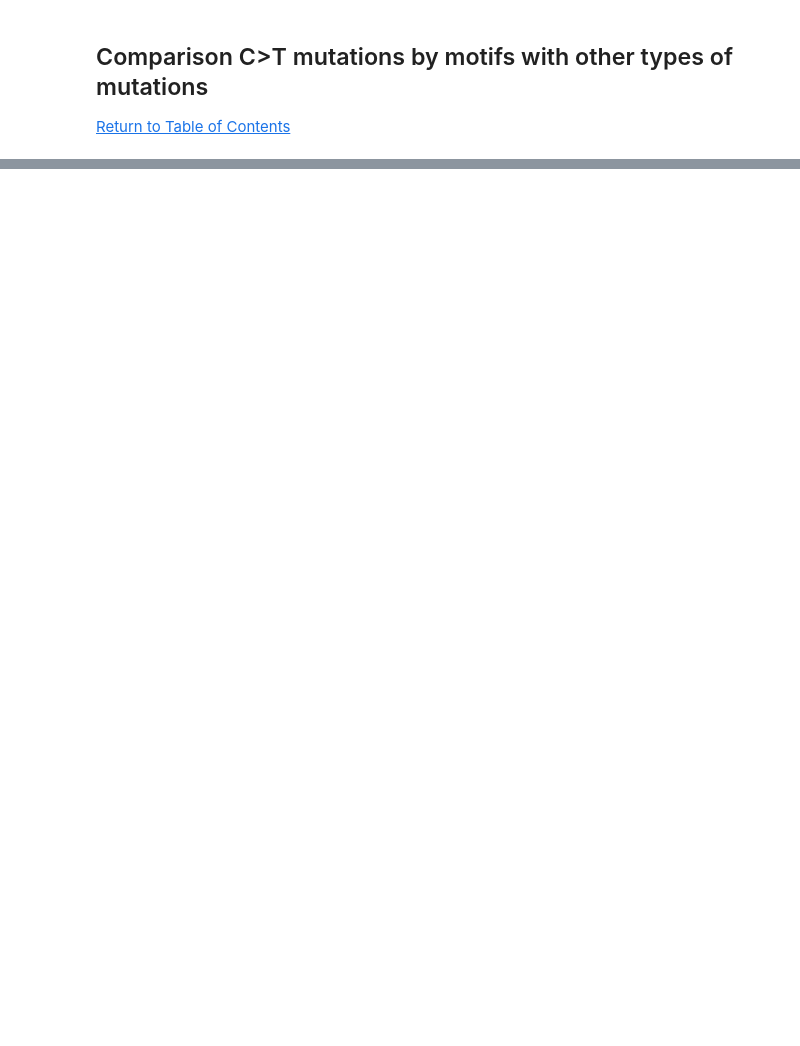
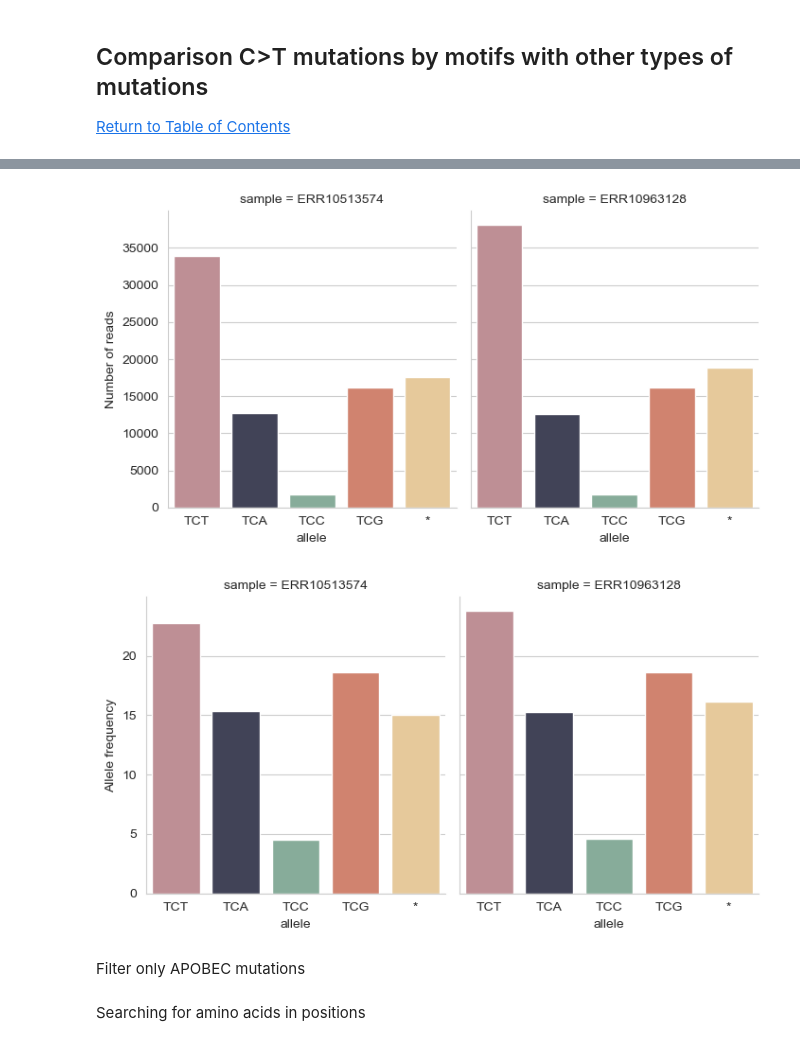
Before and after one commit to AlisaLyskova/APOBEC_mutagenesis_MPXV, a Jupyter notebook: MPXV_APOBEC.ipynb, the cells around one changed output, grey strips where cells are left out. Cells and saved outputs as stored; diff of their text form; code cells hidden in the pictures; blank space fills up the shorter version.

```diff
--- a/MPXV_APOBEC.ipynb
+++ b/MPXV_APOBEC.ipynb
@@ -832,0 +258,5 @@ with open(outfile, 'w') as fout:
+# %%
+id_samples = ['ERR10513574', 'ERR10963128']
+df = pd.DataFrame(index=id_samples)
+df['allele'] = ''
+df.head()
@@ -832,0 +383,15 @@ with open(outfile, 'w') as fout:
+# %%
+vcf_dir = "data/vcf/"
+
+for sample in id_samples:
+    VCF_FILE = os.path.join(vcf_dir, sample+'.vcf')
+    df.loc[sample]['allele'] = Nread_freq_by_category(VCF_FILE)
+
+#transform table
+transformed_df = df.explode('allele')
+df2 = transformed_df.allele.apply(pd.Series)
+df2.columns = ['allele', 'Nreads', 'freq']
+result = pd.concat([transformed_df[transformed_df.columns[:-1]], df2], axis=1)
+result = result.reset_index()
+result = result.rename(columns={"index": "sample", "Nreads":"Number of reads", "freq":"Allele frequency"})
+result
@@ -832,0 +410,28 @@ with open(outfile, 'w') as fout:
+# %%
+#picture
+colors_list = ['#C6878F', '#3D405B', '#81B29A', '#E07A5F', '#F2CC8F']
+
+##Number of reads
+outfile = "data/vcf/pictures/Nreads_by_categories.png"
+plot = sns.catplot(
+    data=result, kind="bar",
+    x="allele", y="Number of reads", col="sample", hue="allele",
+    height=4, aspect=.9, palette=colors_list, dodge=False
+)
+sns.set_style("whitegrid")
+plot.savefig(outfile, dpi=800)
+
+##Allele frequency
+outfile = "data/vcf/pictures/freq_by_categories.png"
+plot = sns.catplot(
+    data=result, kind="bar",
+    x="allele", y="Allele frequency", col="sample", hue="allele",
+    height=4, aspect=.9, palette=colors_list, dodge=False
+)
+sns.set_style("whitegrid")
+plot.savefig(outfile, dpi=800)
+# %% [output]
+[figure, added]
+[figure, added]
+# %% [markdown]
+Filter only APOBEC mutations
@@ -832,0 +478,2 @@ with open(outfile, 'w') as fout:
+# %% [markdown]
+Searching for amino acids in positions
```
Also changed, not shown: parts of 61 cells of this notebook, 26 other files.
